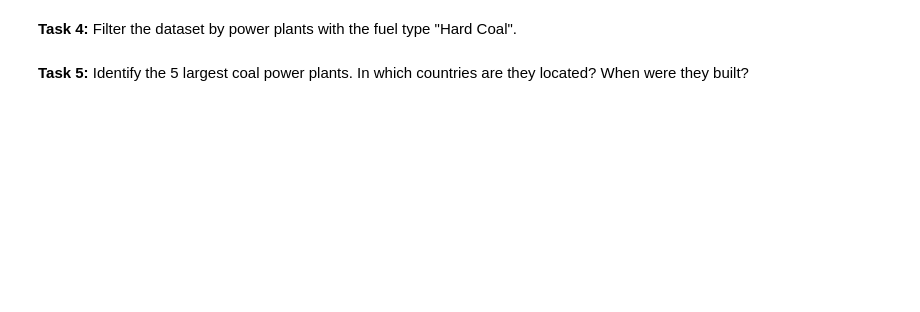
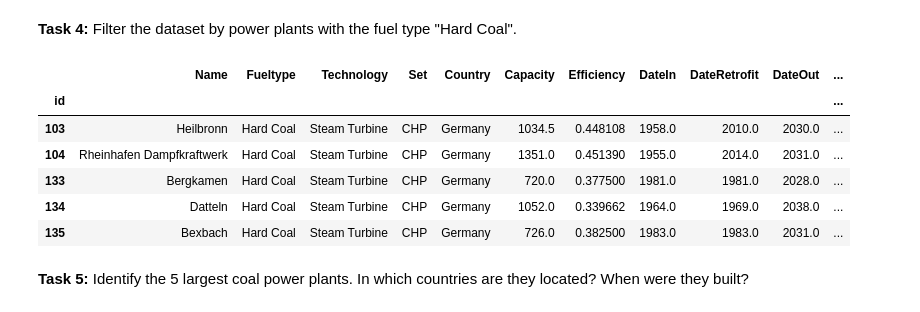
Before and after one commit to ashley-ding/pypsa-lab, a Jupyter notebook: course/03-workshop-pandas.ipynb, the cells around one changed output. Cells and saved outputs as stored; diff of their text form; code cells hidden in the pictures; blank space fills up the shorter version.

```diff
--- a/course/03-workshop-pandas.ipynb
+++ b/course/03-workshop-pandas.ipynb
@@ -406,4 +776,16 @@ Look in the `pandas` documentation for functions that might be useful to solve t
 # %% [markdown]
 **Task 4:** Filter the dataset by power plants with the fuel type "Hard Coal".
+# %%
+hard_coal = (df
+             .query("Fueltype == 'Hard Coal'"))
+hard_coal.head()
+# %% [output]
+|  | Name | Fueltype | Technology | Set | Country | Capacity | Efficiency | DateIn | DateRetrofit | DateOut | ... |
+| id |  |  |  |  |  |  |  |  |  |  | ... |
+| 103 | Heilbronn | Hard Coal | Steam Turbine | CHP | Germany | 1034.5 | 0.448108 | 1958.0 | 2010.0 | 2030.0 | ... |
+| 104 | Rheinhafen Dampfkraftwerk | Hard Coal | Steam Turbine | CHP | Germany | 1351.0 | 0.451390 | 1955.0 | 2014.0 | 2031.0 | ... |
+| 133 | Bergkamen | Hard Coal | Steam Turbine | CHP | Germany | 720.0 | 0.377500 | 1981.0 | 1981.0 | 2028.0 | ... |
+| 134 | Datteln | Hard Coal | Steam Turbine | CHP | Germany | 1052.0 | 0.339662 | 1964.0 | 1969.0 | 2038.0 | ... |
+| 135 | Bexbach | Hard Coal | Steam Turbine | CHP | Germany | 726.0 | 0.382500 | 1983.0 | 1983.0 | 2031.0 | ... |
 # %% [markdown]
 **Task 5:** Identify the 5 largest coal power plants. In which countries are they located? When were they built?
```
Also changed, not shown: parts of 69 cells of this notebook, 1 other file.
